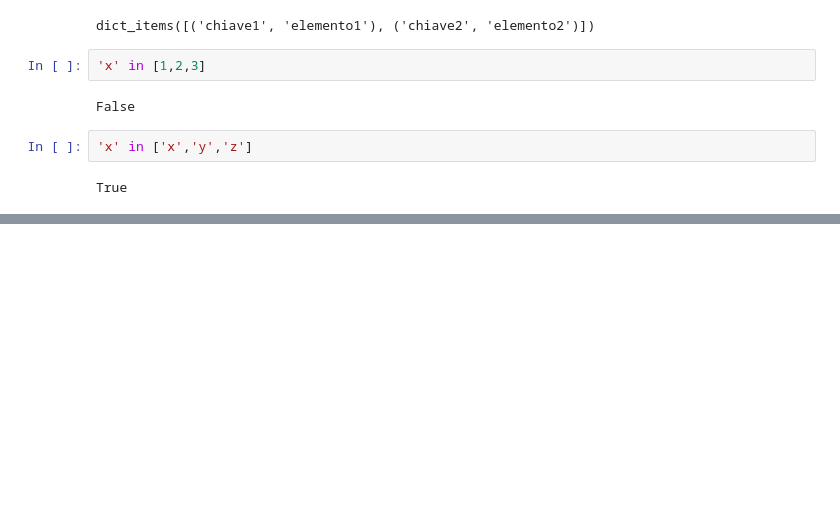
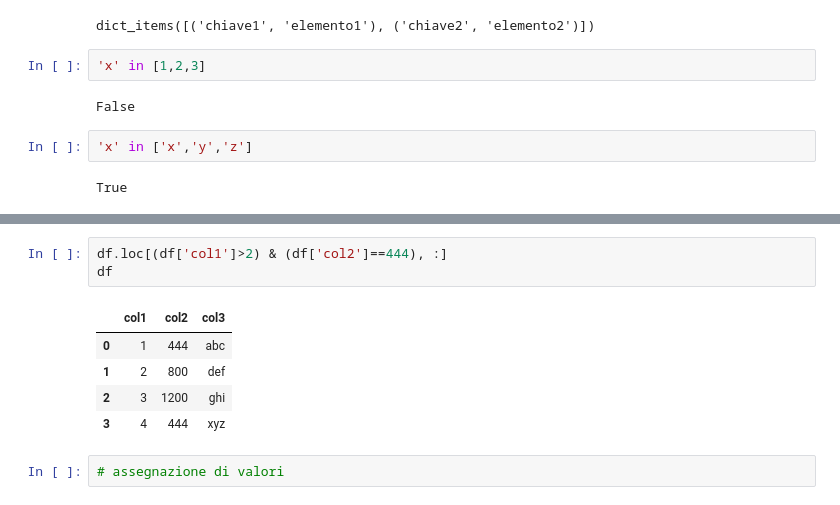
Before and after one commit to scarsellifi/open-notebook-science, a Jupyter notebook: Python e Pandas - Operazioni base.ipynb, the cells around one changed output, grey strips where cells are left out. Drawn from its saved outputs; the diff is of its cells as text; blank space fills up the shorter version.

```diff
--- a/Python e Pandas - Operazioni base.ipynb
+++ b/Python e Pandas - Operazioni base.ipynb
@@ -472,0 +492,11 @@ True
+# %%
+df.loc[(df['col1']>2) & (df['col2']==444), :]
+df
+# %% [output]
+|  | col1 | col2 | col3 |
+| 0 | 1 | 444 | abc |
+| 1 | 2 | 800 | def |
+| 2 | 3 | 1200 | ghi |
+| 3 | 4 | 444 | xyz |
+# %%
+# assegnazione di valori
```
Also changed, not shown: parts of 4 cells of this notebook.
